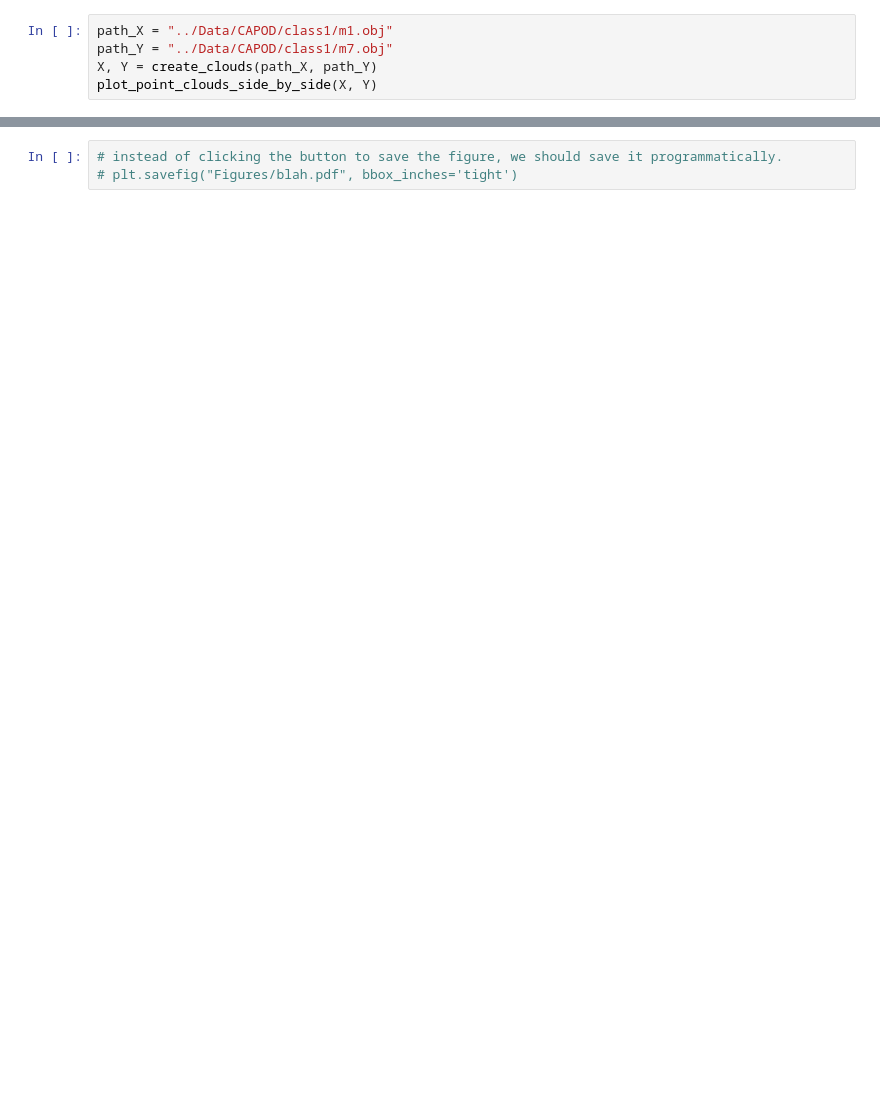
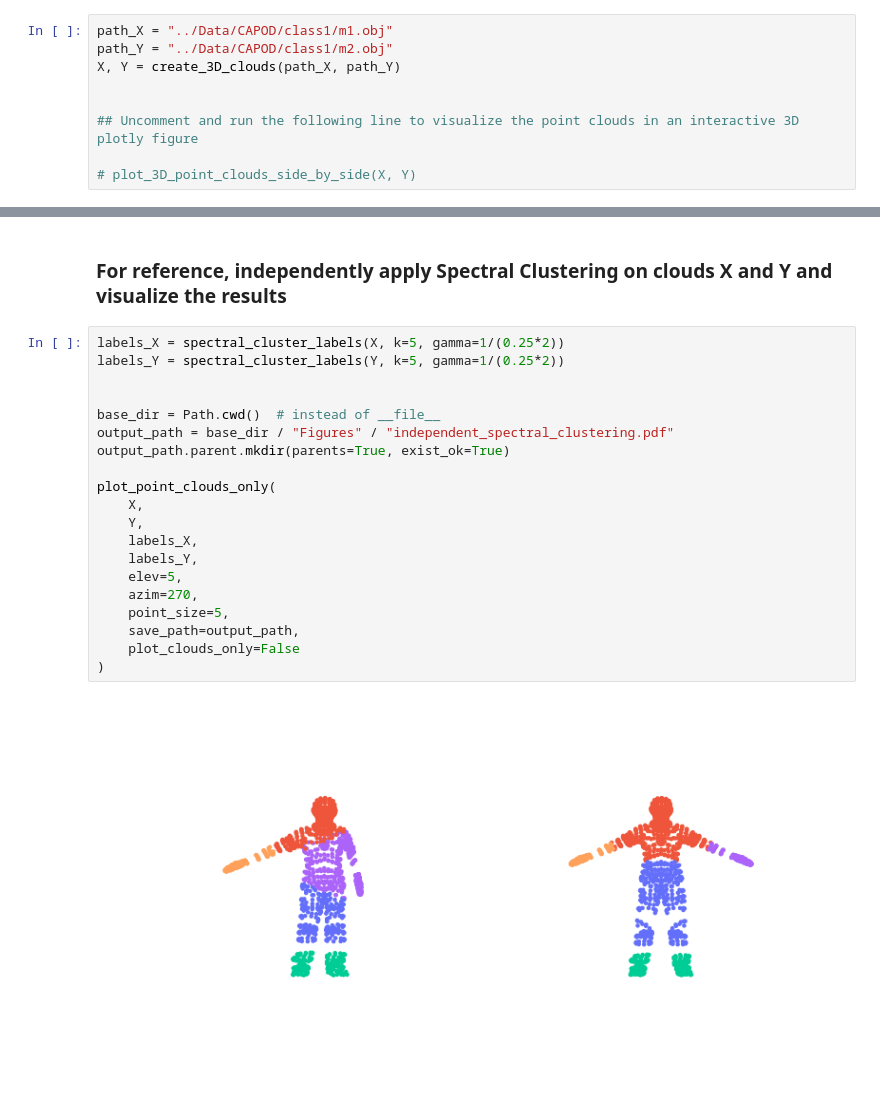
Before and after one commit to GabrielSamberg/Matching-Clustering, a Jupyter notebook: Reproducible_Code/3DShapeCorrespondence.ipynb, the cells around one changed output, grey strips where cells are left out. Saved outputs shown, nothing was run; the diff lists cells and outputs as text; blank space fills up the shorter version.

```diff
--- a/Reproducible_Code/3DShapeCorrespondence.ipynb
+++ b/Reproducible_Code/3DShapeCorrespondence.ipynb
@@ -7,5 +21,9 @@ from matching_clustering.create_clouds import create_clouds, plot_point_clouds_s
 # %%
 path_X = "../Data/CAPOD/class1/m1.obj"
-path_Y = "../Data/CAPOD/class1/m7.obj"
-X, Y = create_clouds(path_X, path_Y)
-plot_point_clouds_side_by_side(X, Y)
+path_Y = "../Data/CAPOD/class1/m2.obj"
+X, Y = create_3D_clouds(path_X, path_Y)
+
+
+## Uncomment and run the following line to visualize the point clouds in an interactive 3D plotly figure
+
+# plot_3D_point_clouds_side_by_side(X, Y)
@@ -12,3 +35,24 @@ plot_point_clouds_side_by_side(X, Y)
-# %%
-# instead of clicking the button to save the figure, we should save it programmatically.
-# plt.savefig("Figures/blah.pdf", bbox_inches='tight')
+# %% [markdown]
+### For reference, independently apply Spectral Clustering on clouds X and Y and visualize the results
+# %%
+labels_X = spectral_cluster_labels(X, k=5, gamma=1/(0.25*2))
+labels_Y = spectral_cluster_labels(Y, k=5, gamma=1/(0.25*2))
+
+
+base_dir = Path.cwd()  # instead of __file__
+output_path = base_dir / "Figures" / "independent_spectral_clustering.pdf"
+output_path.parent.mkdir(parents=True, exist_ok=True)
+
+plot_point_clouds_only(
+    X,
+    Y,
+    labels_X,
+    labels_Y,
+    elev=5,
+    azim=270,
+    point_size=5,
+    save_path=output_path,
+    plot_clouds_only=False
+)
+# %% [output]
+[figure, added]
```
Also changed, not shown: parts of 37 cells of this notebook, 27 other files.
